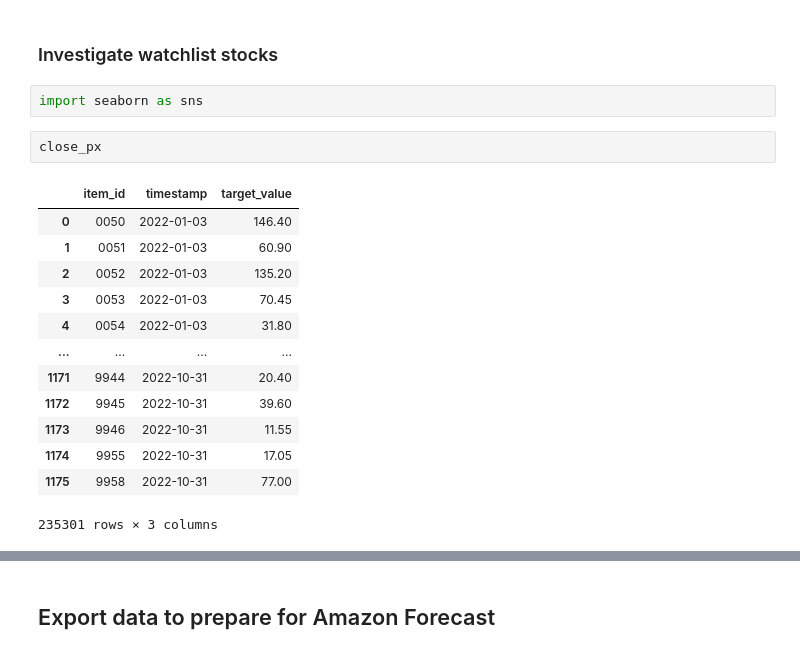
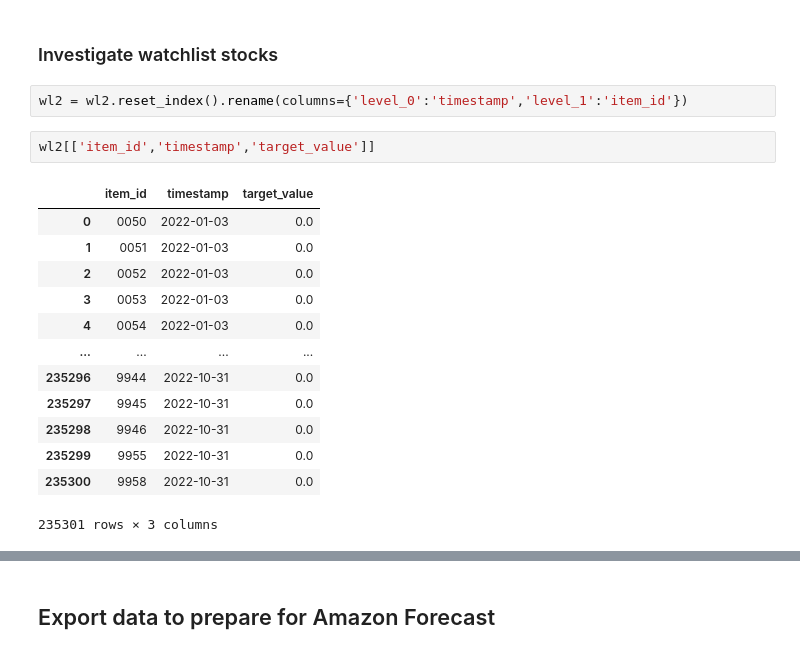
Before and after one commit to calebmcook/udacity-aws-machine-learning-nanodegree-capstone, a Jupyter notebook: 01-Data Import and Transformation.ipynb, the cells around one changed output, grey strips where cells are left out. Saved outputs shown, nothing was run; the diff lists cells and outputs as text.

```diff
--- a/01-Data Import and Transformation.ipynb
+++ b/01-Data Import and Transformation.ipynb
@@ -264,21 +267,21 @@ dtype: int64
 ## EDA
 # %% [markdown]
 ### Investigate watchlist stocks
-# %%
-import seaborn as sns
-# %%
-close_px
-# %% [output]
-|  | item_id | timestamp | target_value |
-| 0 | 0050 | 2022-01-03 | 146.40 |
-| 1 | 0051 | 2022-01-03 | 60.90 |
-| 2 | 0052 | 2022-01-03 | 135.20 |
-| 3 | 0053 | 2022-01-03 | 70.45 |
-| 4 | 0054 | 2022-01-03 | 31.80 |
-| ... | ... | ... | ... |
-| 1171 | 9944 | 2022-10-31 | 20.40 |
-| 1172 | 9945 | 2022-10-31 | 39.60 |
-| 1173 | 9946 | 2022-10-31 | 11.55 |
-| 1174 | 9955 | 2022-10-31 | 17.05 |
-| 1175 | 9958 | 2022-10-31 | 77.00 |
-235301 rows × 3 columns
+# %%
+wl2 = wl2.reset_index().rename(columns={'level_0':'timestamp','level_1':'item_id'})
+# %%
+wl2[['item_id','timestamp','target_value']]
+# %% [output]
+|  | item_id | timestamp | target_value |
+| 0 | 0050 | 2022-01-03 | 0.0 |
+| 1 | 0051 | 2022-01-03 | 0.0 |
+| 2 | 0052 | 2022-01-03 | 0.0 |
+| 3 | 0053 | 2022-01-03 | 0.0 |
+| 4 | 0054 | 2022-01-03 | 0.0 |
+| ... | ... | ... | ... |
+| 235296 | 9944 | 2022-10-31 | 0.0 |
+| 235297 | 9945 | 2022-10-31 | 0.0 |
+| 235298 | 9946 | 2022-10-31 | 0.0 |
+| 235299 | 9955 | 2022-10-31 | 0.0 |
+| 235300 | 9958 | 2022-10-31 | 0.0 |
+235301 rows × 3 columns
```
Also changed, not shown: parts of 16 cells of this notebook, 2 other files.
